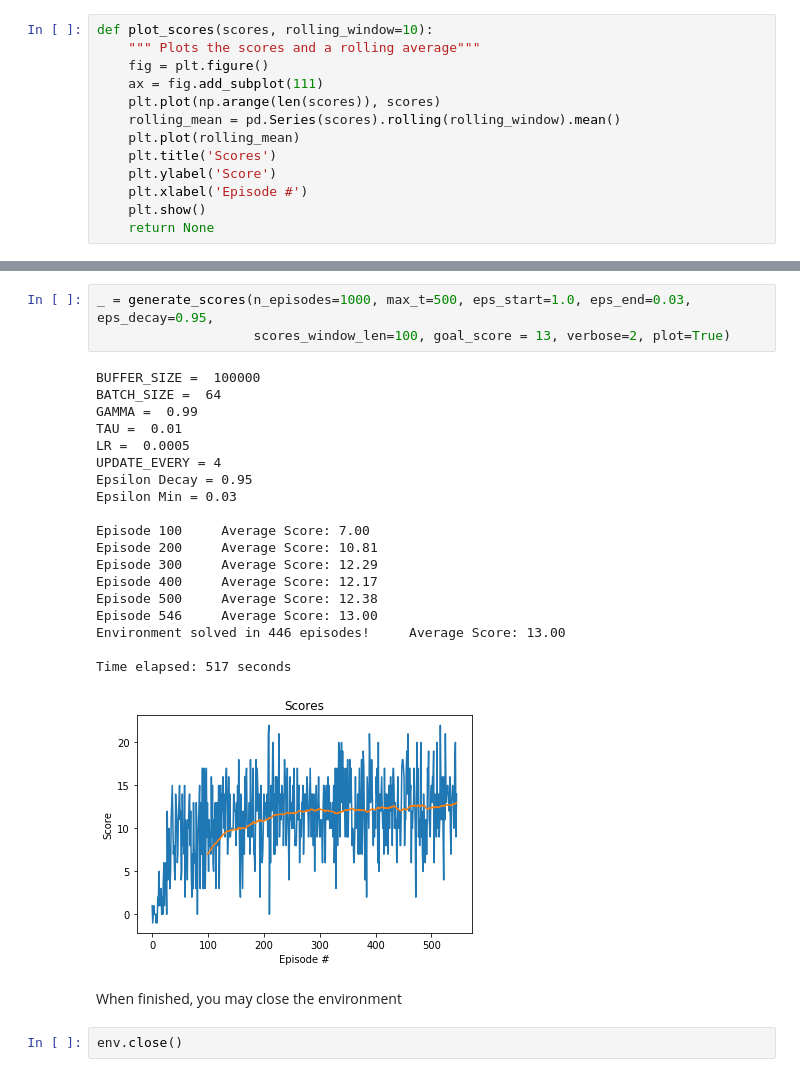
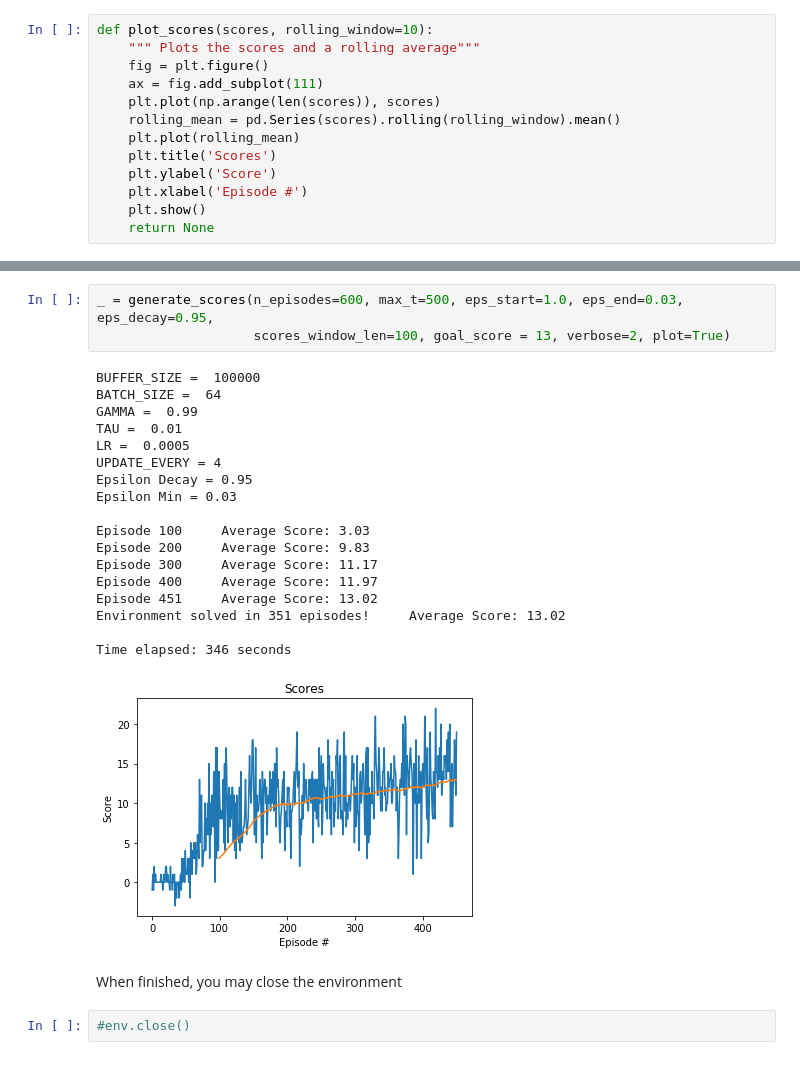
Before and after one commit to jeff-daniels/Udacity-Deep-Reinforcement-Learning-Nanodegree, a Jupyter notebook: Project 1: Navigation/Navigation.ipynb, the cells around one changed output, grey strips where cells are left out. Saved outputs shown, nothing was run; the diff lists cells and outputs as text.

```diff
--- a/Project 1: Navigation/Navigation.ipynb
+++ b/Project 1: Navigation/Navigation.ipynb
@@ -227,27 +248,26 @@ def plot_scores(scores, rolling_window=10):
 # %%
-_ = generate_scores(n_episodes=1000, max_t=500, eps_start=1.0, eps_end=0.03, eps_decay=0.95,
+_ = generate_scores(n_episodes=600, max_t=500, eps_start=1.0, eps_end=0.03, eps_decay=0.95,
                     scores_window_len=100, goal_score = 13, verbose=2, plot=True)
 # %% [output]
 BUFFER_SIZE =  100000
 BATCH_SIZE =  64
 GAMMA =  0.99
 TAU =  0.01
 LR =  0.0005
 UPDATE_EVERY = 4
 Epsilon Decay = 0.95
 Epsilon Min = 0.03
 
-Episode 100     Average Score: 7.00
-Episode 200     Average Score: 10.81
-Episode 300     Average Score: 12.29
-Episode 400     Average Score: 12.17
-Episode 500     Average Score: 12.38
-Episode 546     Average Score: 13.00
-Environment solved in 446 episodes!     Average Score: 13.00
+Episode 100     Average Score: 3.03
+Episode 200     Average Score: 9.83
+Episode 300     Average Score: 11.17
+Episode 400     Average Score: 11.97
+Episode 451     Average Score: 13.02
+Environment solved in 351 episodes!     Average Score: 13.02
 
-Time elapsed: 517 seconds
+Time elapsed: 346 seconds
-[figure, old version]
+[figure, new version]
 # %% [markdown]
 When finished, you may close the environment
-# %%
-env.close()
+# %%
+#env.close()
```
Also changed, not shown: parts of 2 cells of this notebook, 1 other file.
